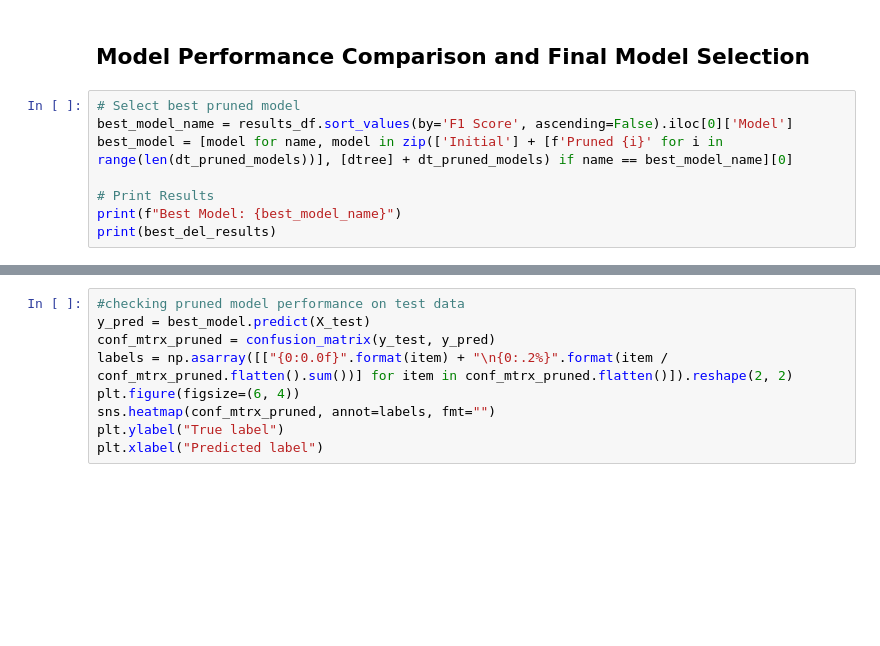
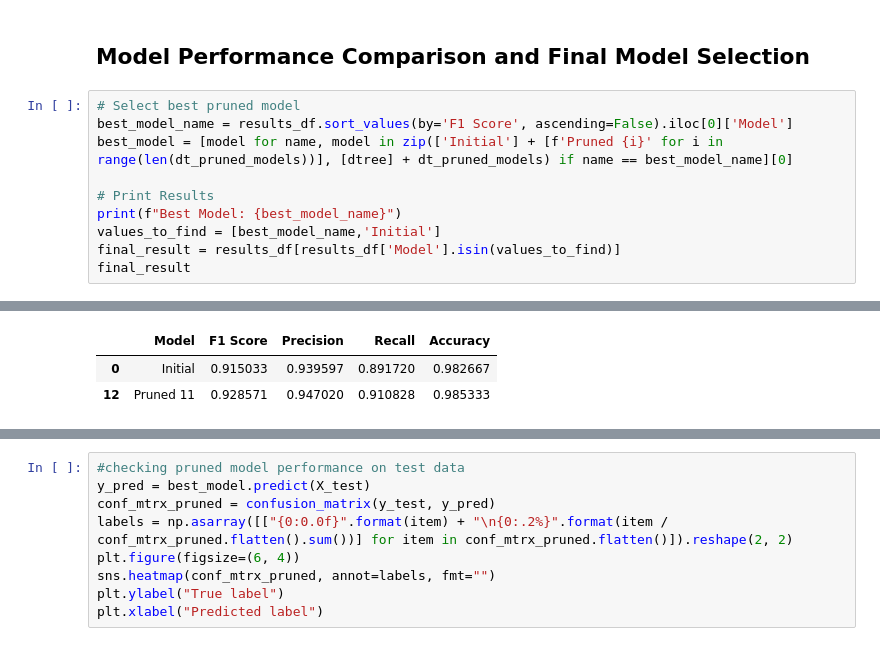
Before and after one commit to ankur0405/LearningPython, a Jupyter notebook: AIML_ML_Project_full_code_notebook.ipynb, the cells around one changed output, grey strips where cells are left out. Saved outputs shown, nothing was run; the diff lists cells and outputs as text; blank space fills up the shorter version.

```diff
--- a/AIML_ML_Project_full_code_notebook.ipynb
+++ b/AIML_ML_Project_full_code_notebook.ipynb
@@ -523,5 +528,7 @@ best_model = [model for name, model in zip(['Initial'] + [f'Pruned {i}' for i in
 
 # Print Results
 print(f"Best Model: {best_model_name}")
-print(best_del_results)
+values_to_find = [best_model_name,'Initial']
+final_result = results_df[results_df['Model'].isin(values_to_find)]
+final_result
 # %% [output]
@@ -528,0 +536,3 @@ SyntaxError: cannot assign to subscript here. Maybe you meant '==' instead of '=
+|  | Model | F1 Score | Precision | Recall | Accuracy |
+| 0 | Initial | 0.915033 | 0.939597 | 0.891720 | 0.982667 |
+| 12 | Pruned 11 | 0.928571 | 0.947020 | 0.910828 | 0.985333 |
```
Also changed, not shown: parts of 17 cells of this notebook.
